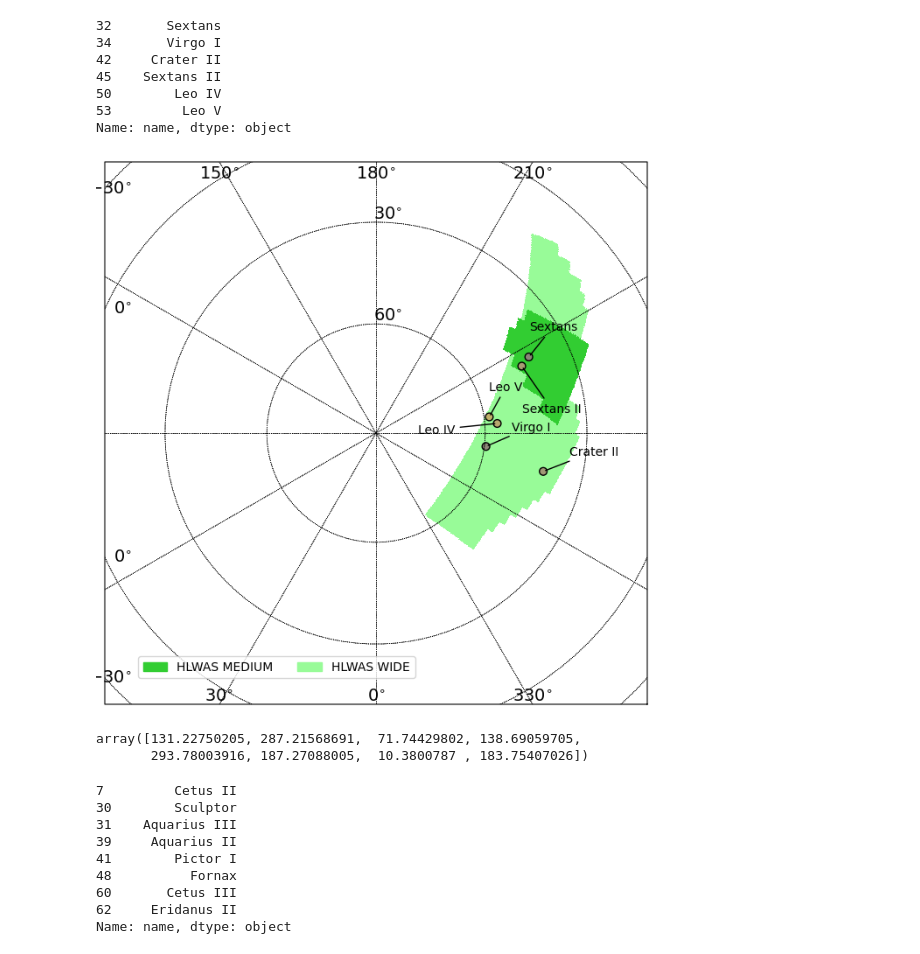
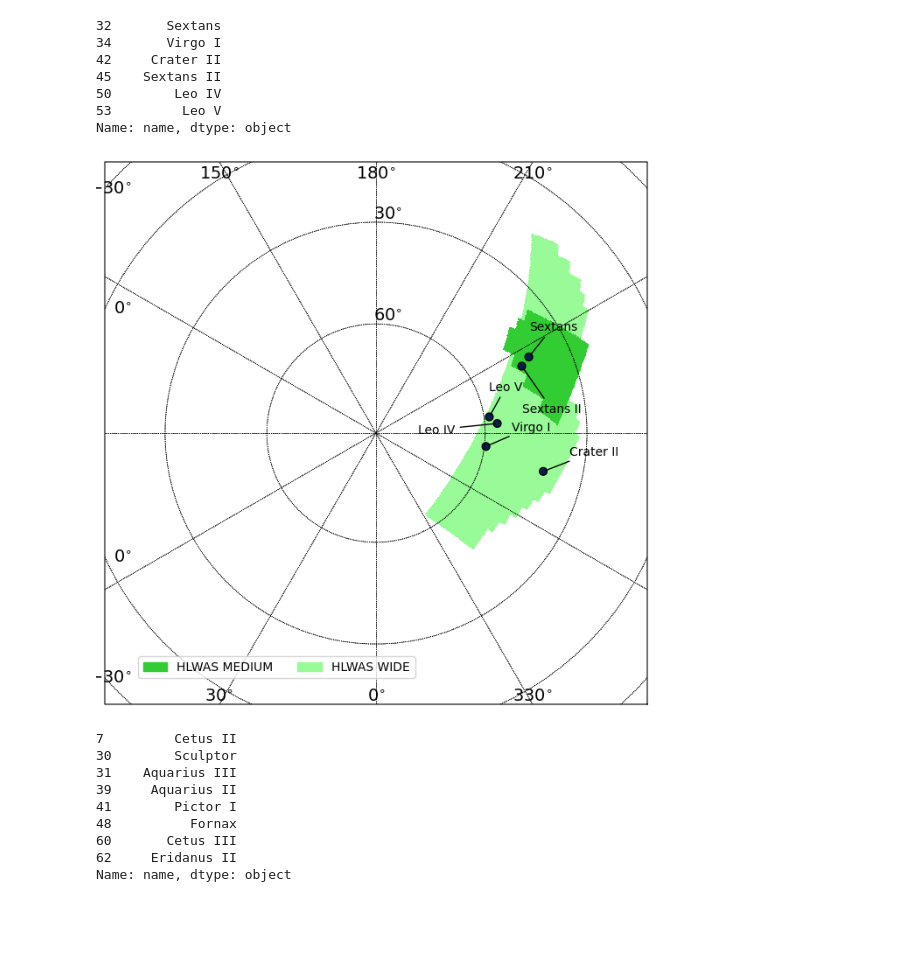
Before and after one commit to Dynamics-Penn/roman-nearfield, a Jupyter notebook: notebooks/ccs_footprints_sats.ipynb, the cells around one changed output. Saved outputs shown, nothing was run; the diff lists cells and outputs as text; code cells hidden in the pictures; blank space fills up the shorter version.

```diff
--- a/notebooks/ccs_footprints_sats.ipynb
+++ b/notebooks/ccs_footprints_sats.ipynb
@@ -43,21 +41,16 @@ Name: name, dtype: object
 # %%
 angles_N = np.array([90.,45.,45.,270.,180.,90.])*u.deg
 angles_N = angles_N.to(u.rad)
 radii_N = np.array([30,30,30,30,65,30])
-fig_gal_N = plot_polar_projection(combined_map,nbglm,
+fig_gal_N = plot_polar_projection_sats(combined_map,nbglm,
                                            nbglm_in_hlwas_north,
                                            'N',
                                            glabels=nbglm['name'][nbglm_in_hlwas_north],cbar=False,angles=angles_N,radii=radii_N)
 #fig_gal_N.subplots_adjust(left=0.2,bottom=0.2,top=0.8)
 #fig_gal_N.tight_layout(pad=10)
 fig_gal_N.savefig('../figures/sats_north.png',dpi=300)
 # %% [output]
-[figure, old version]
+[figure, new version]
-# %%
-np.array([2.29035198, 5.0128594,  1.25217422, 2.42060756, 5.12742896, 3.26849345, 0.18116655, 3.20711354])*u.rad.to(u.deg)
-# %% [output]
-array([131.22750205, 287.21568691,  71.74429802, 138.69059705,
-       293.78003916, 187.27088005,  10.3800787 , 183.75407026])
 # %%
 nbglm['name'][nbglm_in_hlwas_south]
 # %% [output]
```
Also changed, not shown: parts of 5 cells of this notebook, 2 other files.
